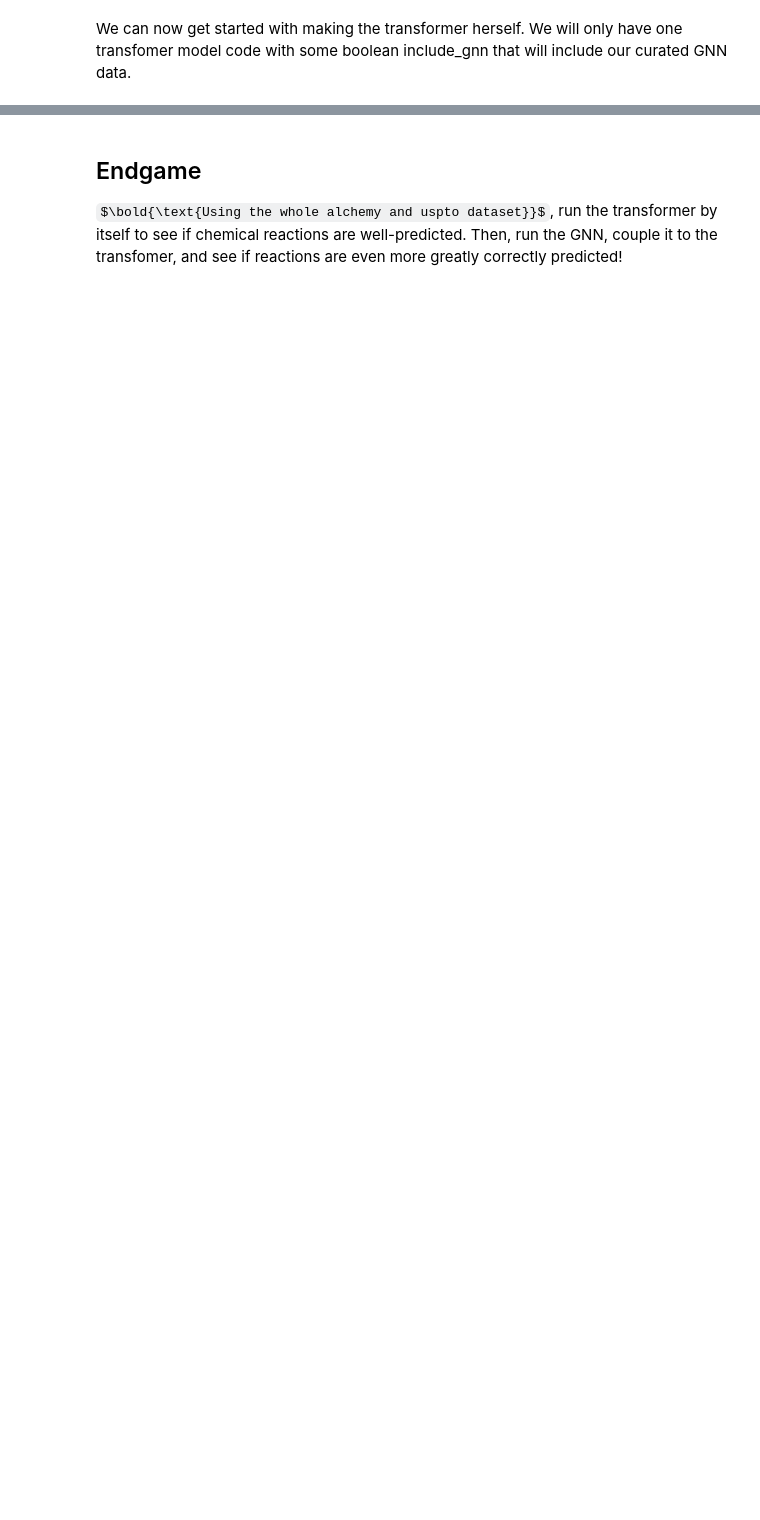
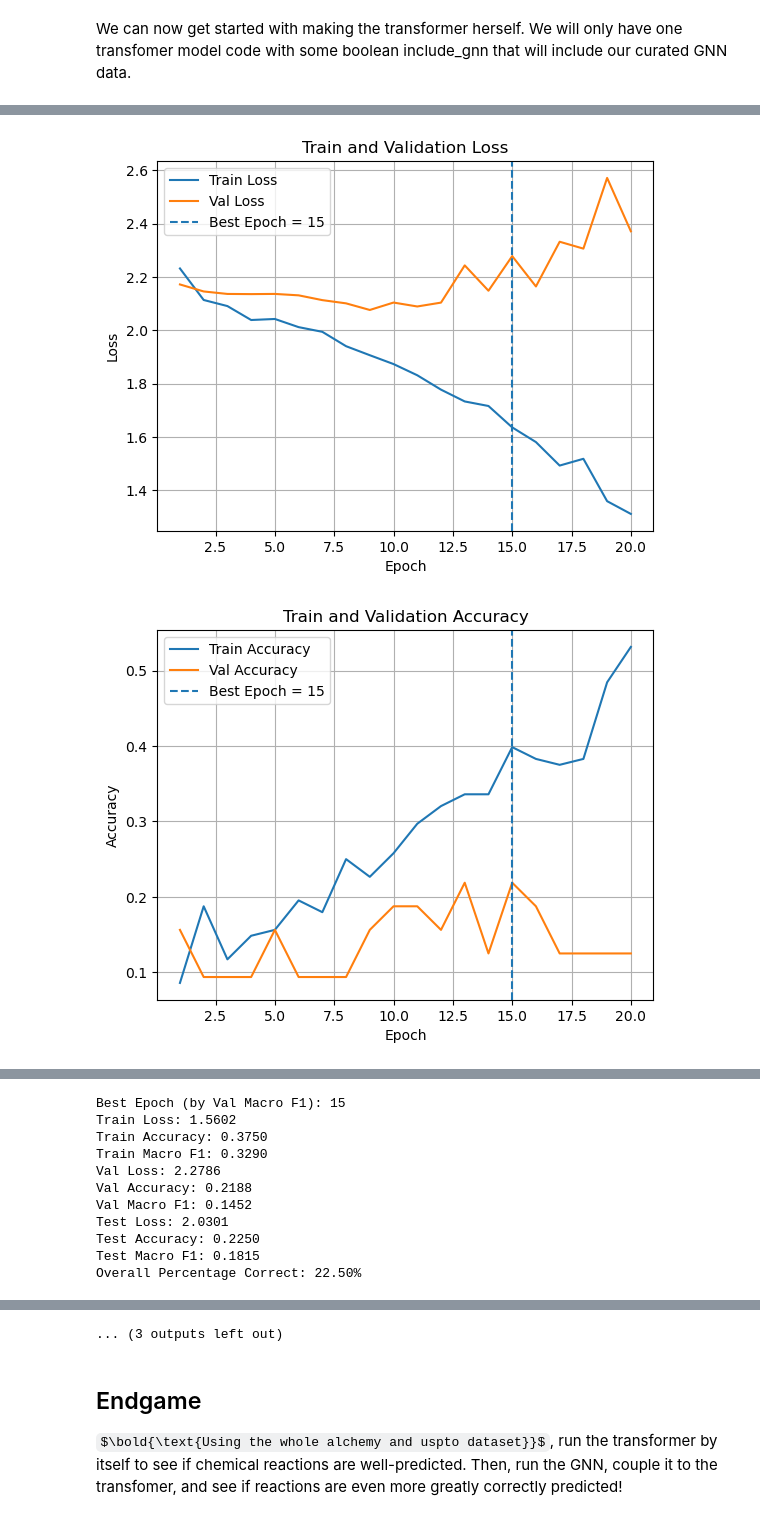
Before and after one commit to joshuatree-hub/Chem-C242-Final-Project-Organic-Reactions, a Jupyter notebook: gnn_development/gnn_and_transformer.ipynb, the cells around one changed output, grey strips where cells are left out. Drawn from its saved outputs; the diff is of its cells as text; code cells hidden in the pictures; some formulas as TeX source; blank space fills up the shorter version.

```diff
--- a/gnn_development/gnn_and_transformer.ipynb
+++ b/gnn_development/gnn_and_transformer.ipynb
@@ -1795,0 +2463,26 @@ class ReactionTransformer(nn.Module):
+# %%
+for sample in [200, 500, 1000]:
+    results = train_and_test_reaction_transformer(
+        df=subset[:sample],
+        test_size=0.2,
+        val_size=0.2,
+        batch_size=32,
+        epochs=20,
+        d_model=128,
+        nhead=4,
+        num_layers=2,
+        dim_feedforward=256,
+        dropout=0.1,
+        max_len=512,
+        gnn_dim=9,
+        include_gnn_vec=True, # W/O GNN VEC
+        lr=1e-3,
+        device=device,
+        random_state=67,
+        show_progress= False, # used when stress testing, eyes will bleed
+        verbose=True,
+        make_plots=True,
+    )
+# %% [output]
+[figure, added]
+[figure, added]
@@ -1795,0 +2491,11 @@ class ReactionTransformer(nn.Module):
+Best Epoch (by Val Macro F1): 15
+Train Loss: 1.5602
+Train Accuracy: 0.3750
+Train Macro F1: 0.3290
+Val Loss: 2.2786
+Val Accuracy: 0.2188
+Val Macro F1: 0.1452
+Test Loss: 2.0301
+Test Accuracy: 0.2250
+Test Macro F1: 0.1815
+Overall Percentage Correct: 22.50%
@@ -1796,3 +2519,4 @@ class ReactionTransformer(nn.Module):
+... (3 outputs left out)
 # %% [markdown]
 ## Endgame
 $\bold{\text{Using the whole alchemy and uspto dataset}}$, run the transformer by itself to see if chemical reactions are well-predicted. Then, run the GNN, couple it to the transfomer, and see if reactions are even more greatly correctly predicted!
```
Also changed, not shown: parts of 13 cells of this notebook, 2 other files.
